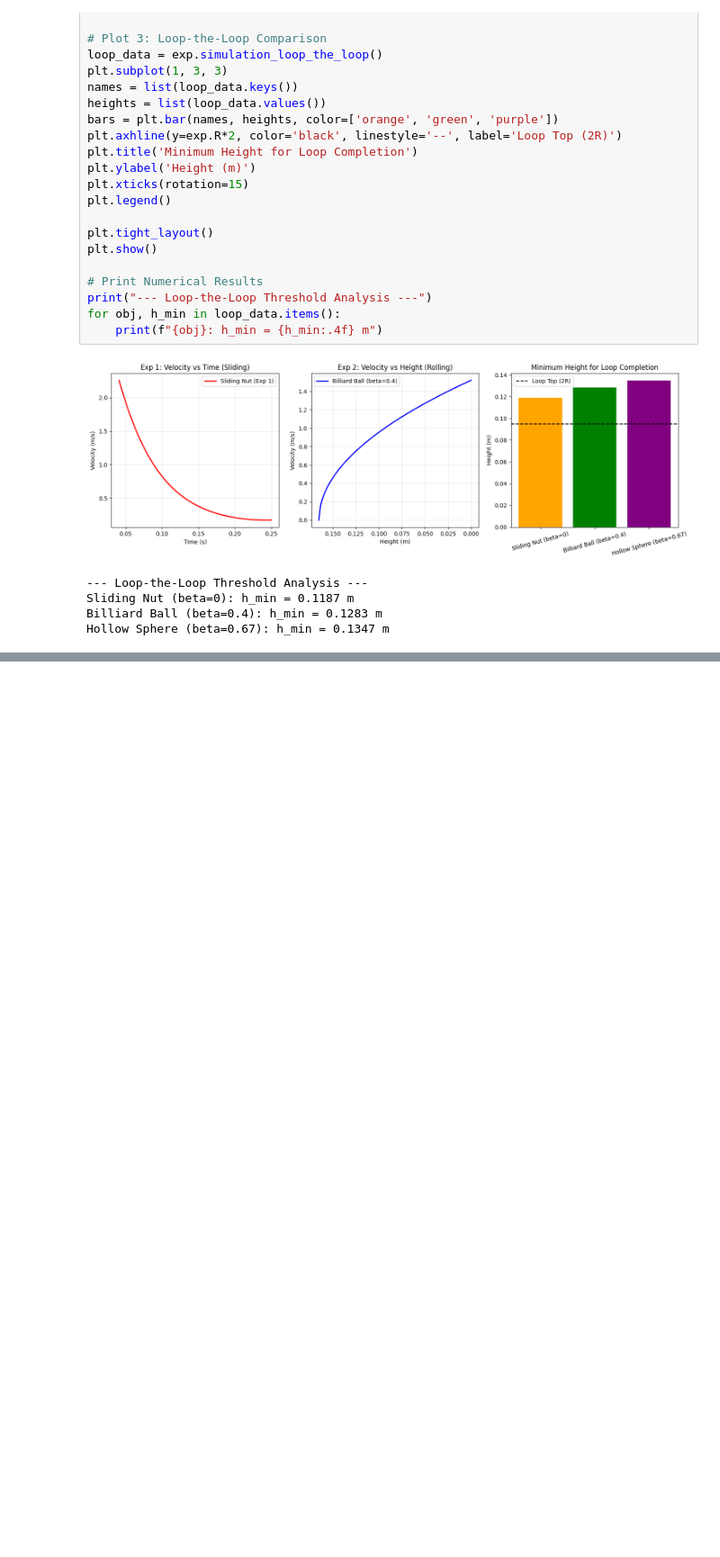
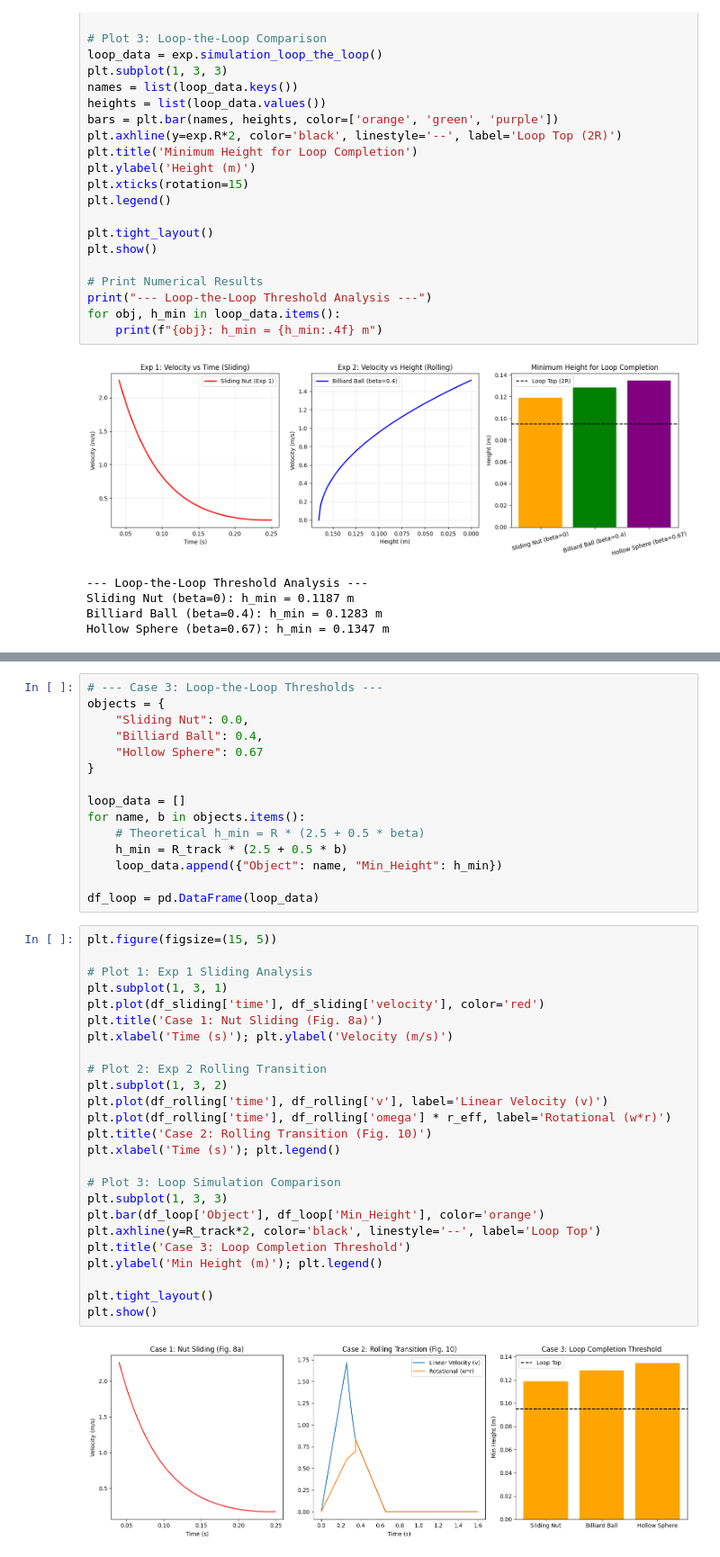
Before and after one commit to woo-dh/Sliding-and-rolling-along-circular-tracks-in-a-vertical-plane, a Jupyter notebook: Untitled3.ipynb, the cells around one changed output, grey strips where cells are left out. Shown at 90% size. Drawn from its saved outputs; the diff is of its cells as text; blank space fills up the shorter version.

```diff
--- a/Untitled3.ipynb
+++ b/Untitled3.ipynb
@@ -223,0 +298,42 @@ Hollow Sphere (beta=0.67): h_min = 0.1347 m
+# %%
+# --- Case 3: Loop-the-Loop Thresholds ---
+objects = {
+    "Sliding Nut": 0.0,
+    "Billiard Ball": 0.4,
+    "Hollow Sphere": 0.67
+}
+
+loop_data = []
+for name, b in objects.items():
+    # Theoretical h_min = R * (2.5 + 0.5 * beta)
+    h_min = R_track * (2.5 + 0.5 * b)
+    loop_data.append({"Object": name, "Min_Height": h_min})
+
+df_loop = pd.DataFrame(loop_data)
+# %%
+plt.figure(figsize=(15, 5))
+
+# Plot 1: Exp 1 Sliding Analysis
+plt.subplot(1, 3, 1)
+plt.plot(df_sliding['time'], df_sliding['velocity'], color='red')
+plt.title('Case 1: Nut Sliding (Fig. 8a)')
+plt.xlabel('Time (s)'); plt.ylabel('Velocity (m/s)')
+
+# Plot 2: Exp 2 Rolling Transition
+plt.subplot(1, 3, 2)
+plt.plot(df_rolling['time'], df_rolling['v'], label='Linear Velocity (v)')
+plt.plot(df_rolling['time'], df_rolling['omega'] * r_eff, label='Rotational (w*r)')
+plt.title('Case 2: Rolling Transition (Fig. 10)')
+plt.xlabel('Time (s)'); plt.legend()
+
+# Plot 3: Loop Simulation Comparison
+plt.subplot(1, 3, 3)
+plt.bar(df_loop['Object'], df_loop['Min_Height'], color='orange')
+plt.axhline(y=R_track*2, color='black', linestyle='--', label='Loop Top')
+plt.title('Case 3: Loop Completion Threshold')
+plt.ylabel('Min Height (m)'); plt.legend()
+
+plt.tight_layout()
+plt.show()
+# %% [output]
+[figure, added]
```
Also changed, not shown: parts of 2 cells of this notebook.
